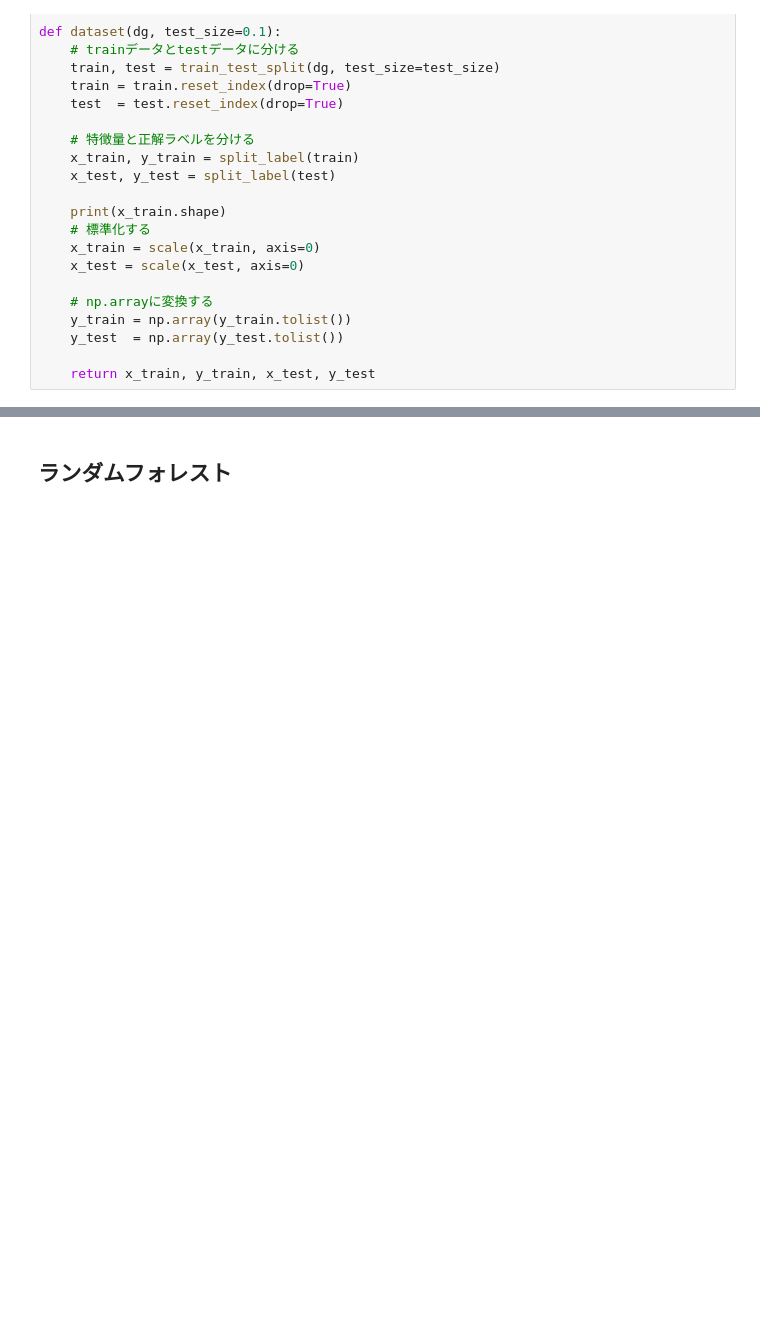
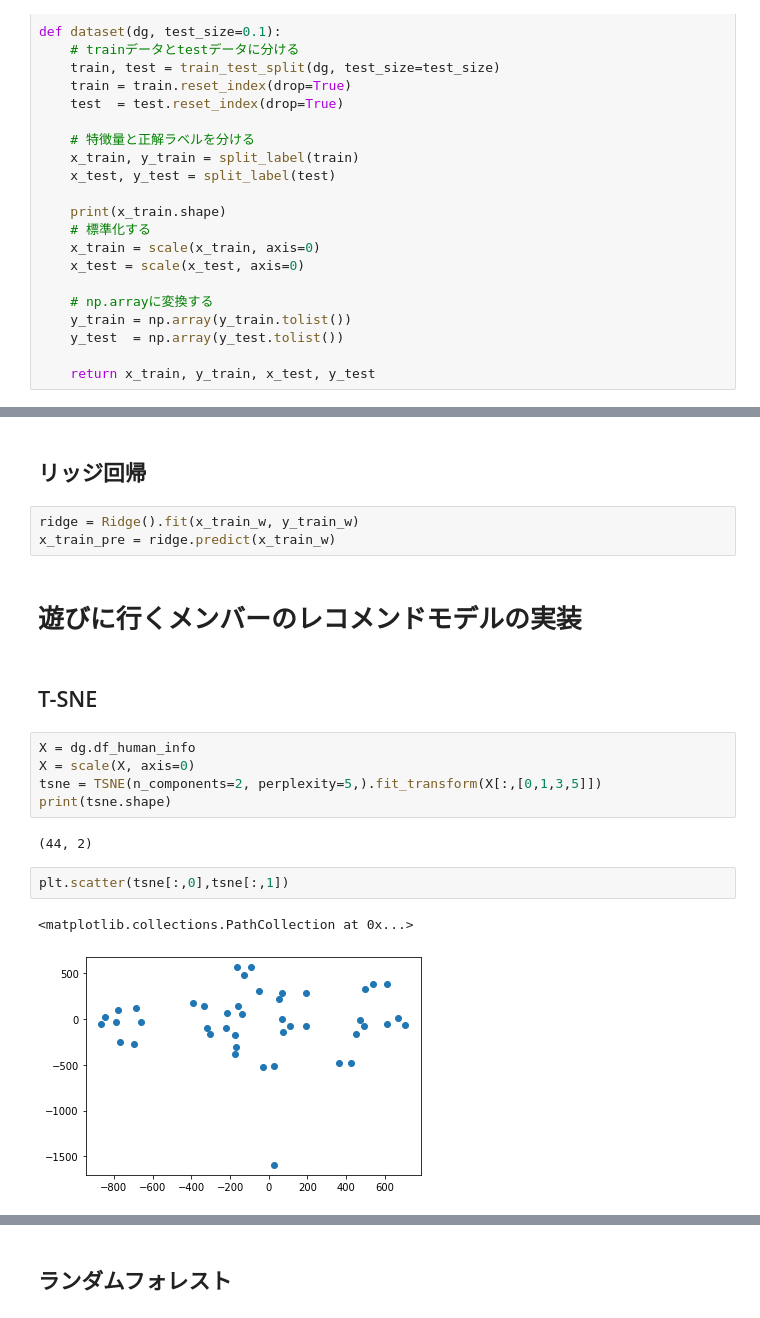
Before and after one commit to rrrrind/hangout-manager, a Jupyter notebook: workspace/recommendation.ipynb, the cells around one changed output, grey strips where cells are left out. Cells and saved outputs as stored; diff of their text form; blank space fills up the shorter version.

```diff
--- a/workspace/recommendation.ipynb
+++ b/workspace/recommendation.ipynb
@@ -168,0 +76,21 @@ print(y_train_w[raw,:])
+# %% [markdown]
+## リッジ回帰
+# %%
+ridge = Ridge().fit(x_train_w, y_train_w)
+x_train_pre = ridge.predict(x_train_w)
+# %% [markdown]
+# 遊びに行くメンバーのレコメンドモデルの実装
+# %% [markdown]
+## T-SNE
+# %%
+X = dg.df_human_info
+X = scale(X, axis=0)
+tsne = TSNE(n_components=2, perplexity=5,).fit_transform(X[:,[0,1,3,5]])
+print(tsne.shape)
+# %% [output]
+(44, 2)
+# %%
+plt.scatter(tsne[:,0],tsne[:,1])
+# %% [output]
+<matplotlib.collections.PathCollection at 0x...>
+[figure, added]
```
Also changed, not shown: parts of 41 cells of this notebook.
